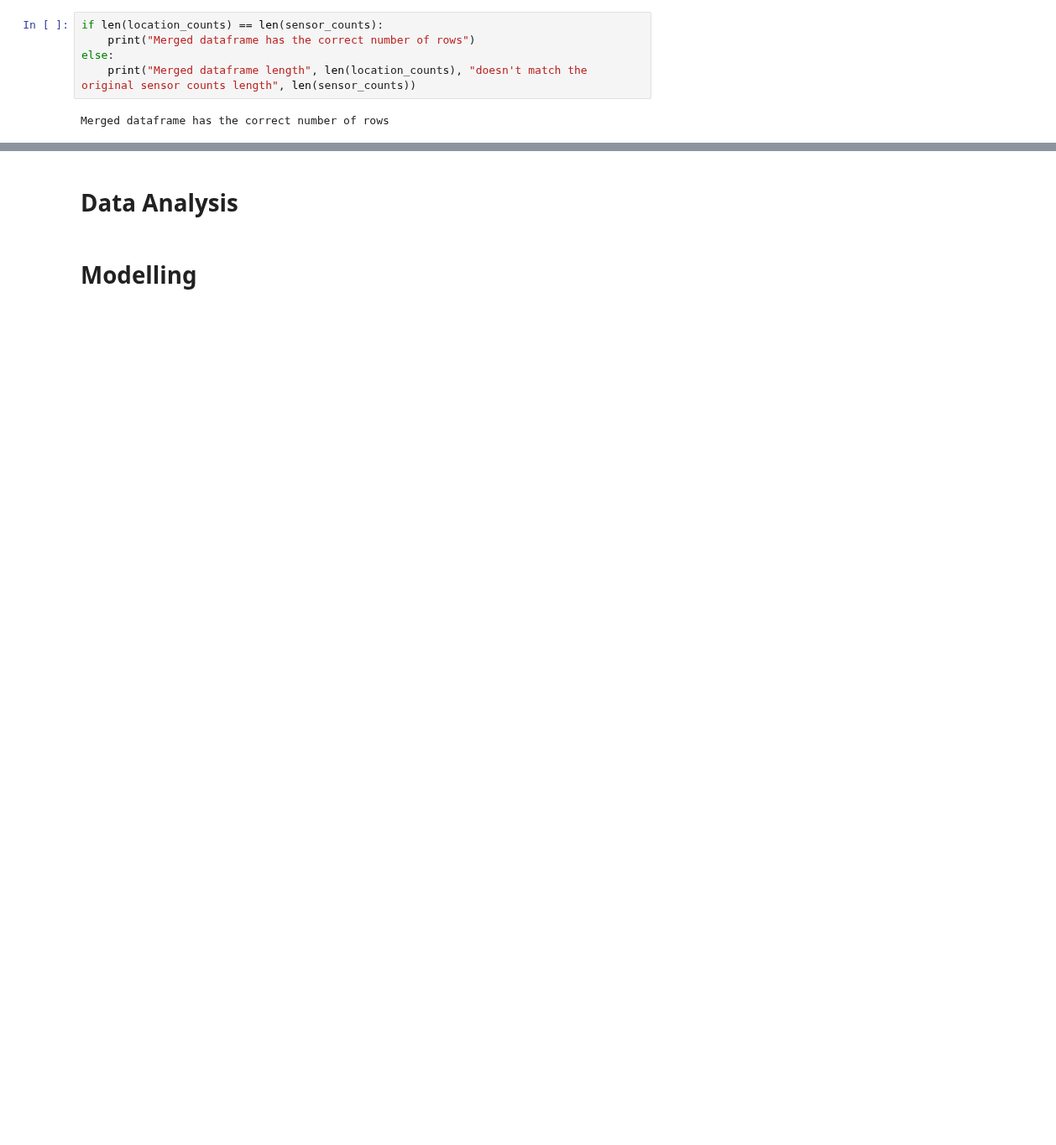
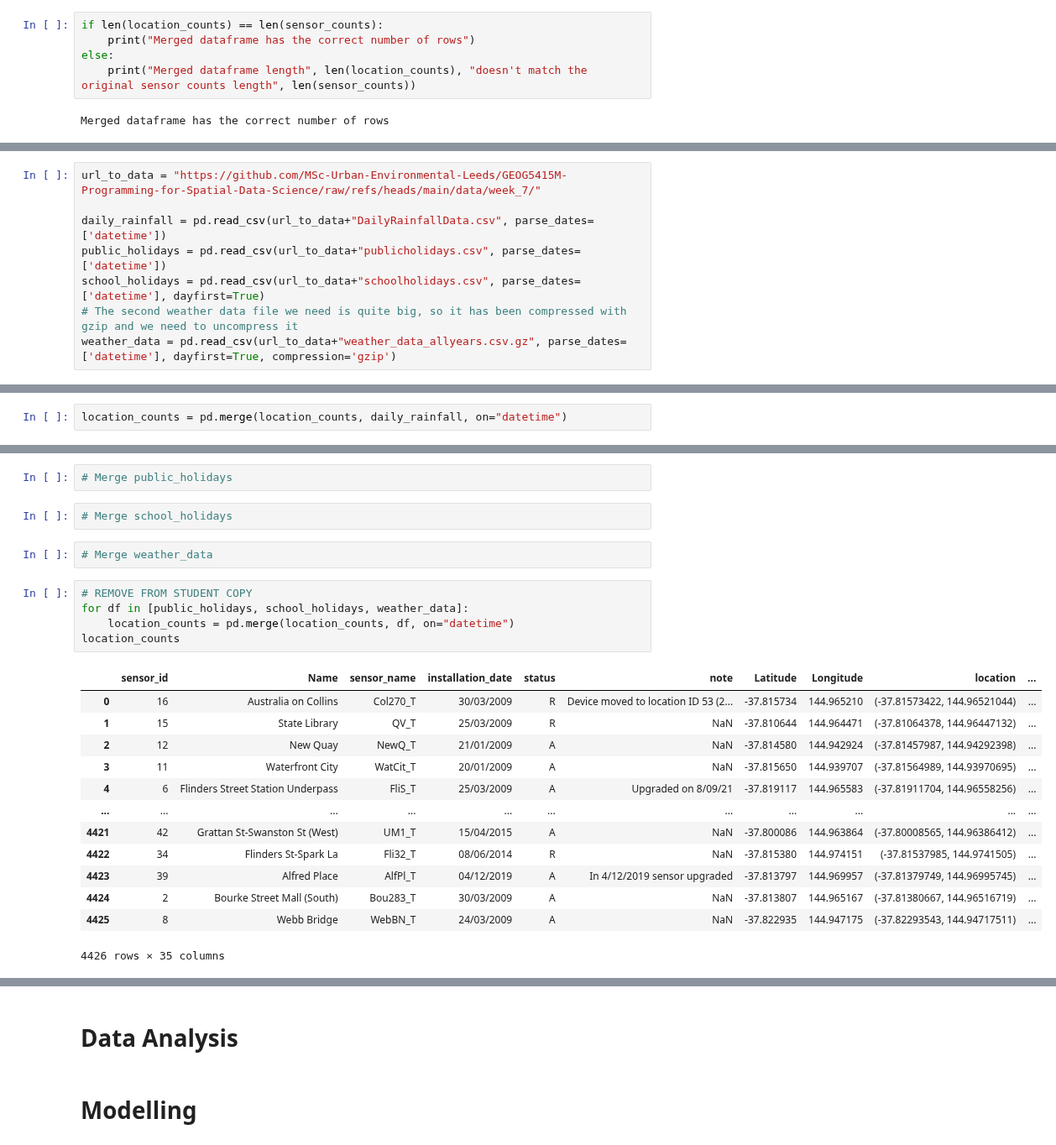
Before and after one commit to MSc-Urban-Environmental-Leeds/GEOG5415M-Programming-for-Spatial-Data-Science, a Jupyter notebook: notebooks/Week_7_ML_in_Action.ipynb, the cells around one changed output, grey strips where cells are left out. Shown at 84% size. Cells and saved outputs as stored; diff of their text form; blank space fills up the shorter version.

Commit message:
loaded weather and holiday data

```diff
--- a/notebooks/Week_7_ML_in_Action.ipynb
+++ b/notebooks/Week_7_ML_in_Action.ipynb
@@ -166,0 +264,8 @@ Merged dataframe has the correct number of rows
+# %%
+url_to_data = "https://github.com/MSc-Urban-Environmental-Leeds/GEOG5415M-Programming-for-Spatial-Data-Science/raw/refs/heads/main/data/week_7/"
+
+daily_rainfall = pd.read_csv(url_to_data+"DailyRainfallData.csv", parse_dates=['datetime'])
+public_holidays = pd.read_csv(url_to_data+"publicholidays.csv", parse_dates=['datetime'])
+school_holidays = pd.read_csv(url_to_data+"schoolholidays.csv", parse_dates=['datetime'], dayfirst=True)
+# The second weather data file we need is quite big, so it has been compressed with gzip and we need to uncompress it
+weather_data = pd.read_csv(url_to_data+"weather_data_allyears.csv.gz", parse_dates=['datetime'], dayfirst=True, compression='gzip')
@@ -166,0 +282,2 @@ Merged dataframe has the correct number of rows
+# %%
+location_counts = pd.merge(location_counts, daily_rainfall, on="datetime")
@@ -166,0 +296,25 @@ Merged dataframe has the correct number of rows
+# %%
+# Merge public_holidays
+# %%
+# Merge school_holidays
+# %%
+# Merge weather_data
+# %%
+# REMOVE FROM STUDENT COPY
+for df in [public_holidays, school_holidays, weather_data]:
+    location_counts = pd.merge(location_counts, df, on="datetime")
+location_counts
+# %% [output]
+|  | sensor_id | Name | sensor_name | installation_date | status | note | Latitude | Longitude | location | ... |
+| 0 | 16 | Australia on Collins | Col270_T | 30/03/2009 | R | Device moved to location ID 53 (2... | -37.815734 | 144.965210 | (-37.81573422, 144.96521044) | ... |
+| 1 | 15 | State Library | QV_T | 25/03/2009 | R | NaN | -37.810644 | 144.964471 | (-37.81064378, 144.96447132) | ... |
+| 2 | 12 | New Quay | NewQ_T | 21/01/2009 | A | NaN | -37.814580 | 144.942924 | (-37.81457987, 144.94292398) | ... |
+| 3 | 11 | Waterfront City | WatCit_T | 20/01/2009 | A | NaN | -37.815650 | 144.939707 | (-37.81564989, 144.93970695) | ... |
+| 4 | 6 | Flinders Street Station Underpass | FliS_T | 25/03/2009 | A | Upgraded on 8/09/21 | -37.819117 | 144.965583 | (-37.81911704, 144.96558256) | ... |
+| ... | ... | ... | ... | ... | ... | ... | ... | ... | ... | ... |
+| 4421 | 42 | Grattan St-Swanston St (West) | UM1_T | 15/04/2015 | A | NaN | -37.800086 | 144.963864 | (-37.80008565, 144.96386412) | ... |
+| 4422 | 34 | Flinders St-Spark La | Fli32_T | 08/06/2014 | R | NaN | -37.815380 | 144.974151 | (-37.81537985, 144.9741505) | ... |
+| 4423 | 39 | Alfred Place | AlfPl_T | 04/12/2019 | A | In 4/12/2019 sensor upgraded | -37.813797 | 144.969957 | (-37.81379749, 144.96995745) | ... |
+| 4424 | 2 | Bourke Street Mall (South) | Bou283_T | 30/03/2009 | A | NaN | -37.813807 | 144.965167 | (-37.81380667, 144.96516719) | ... |
+| 4425 | 8 | Webb Bridge | WebBN_T | 24/03/2009 | A | NaN | -37.822935 | 144.947175 | (-37.82293543, 144.94717511) | ... |
+4426 rows × 35 columns
```
Also changed, not shown: parts of 29 cells of this notebook.
